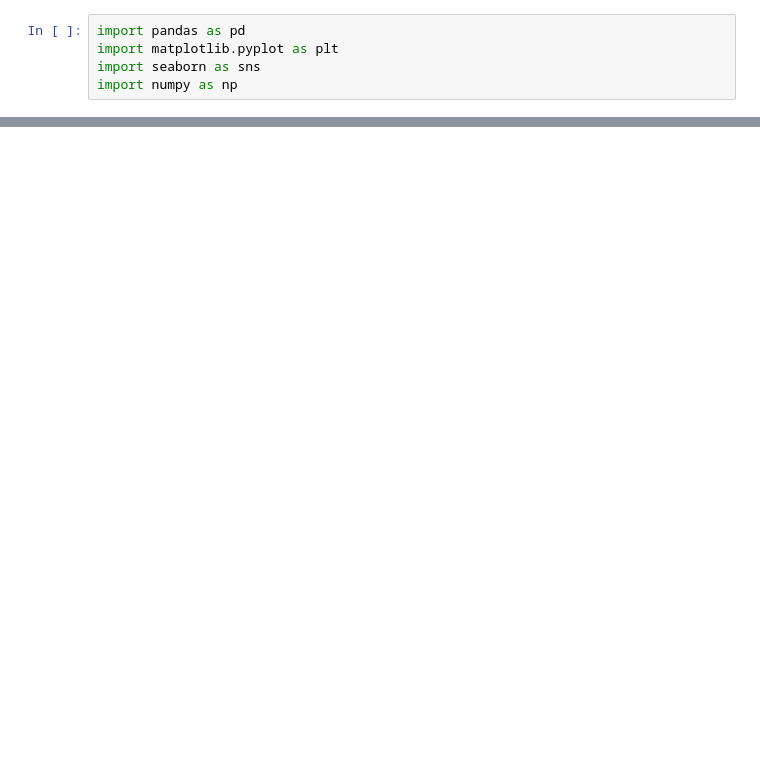
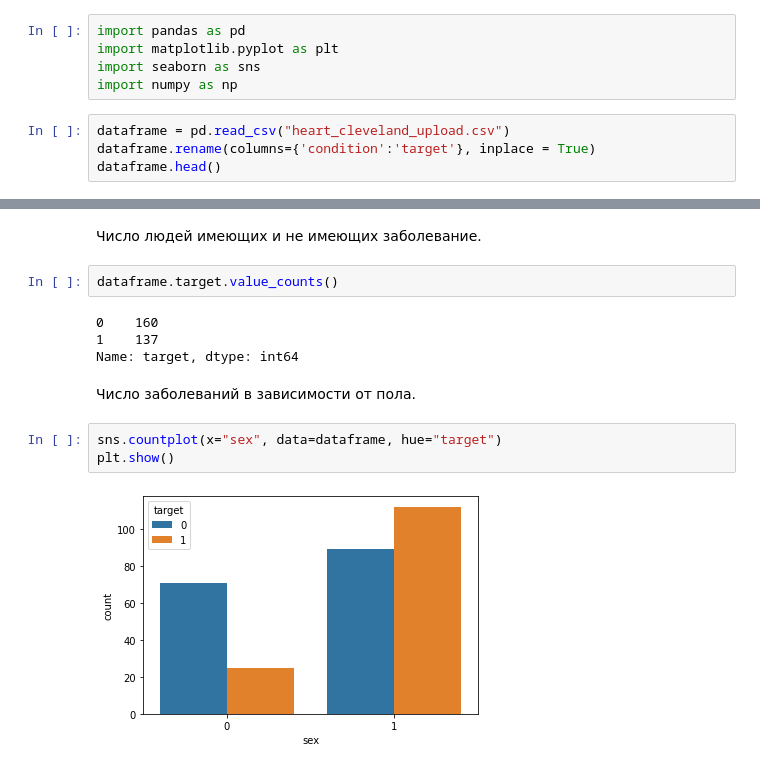
Before and after one commit to made-ml-in-prod-2022/ppv, a Jupyter notebook: notebooks/heart_cleveland_upload_EDA.ipynb, the cells around one changed output, grey strips where cells are left out. Cells and saved outputs as stored; diff of their text form; blank space fills up the shorter version.

```diff
--- a/notebooks/heart_cleveland_upload_EDA.ipynb
+++ b/notebooks/heart_cleveland_upload_EDA.ipynb
@@ -3,3 +3,7 @@ import pandas as pd
 import matplotlib.pyplot as plt
 import seaborn as sns
 import numpy as np
+# %%
+dataframe = pd.read_csv("heart_cleveland_upload.csv")
+dataframe.rename(columns={'condition':'target'}, inplace = True)
+dataframe.head()
@@ -5,0 +71,15 @@ import numpy as np
+# %% [markdown]
+Число людей имеющих и не имеющих заболевание.
+# %%
+dataframe.target.value_counts()
+# %% [output]
+0    160
+1    137
+Name: target, dtype: int64
+# %% [markdown]
+Число заболеваний в зависимости от пола.
+# %%
+sns.countplot(x="sex", data=dataframe, hue="target")
+plt.show()
+# %% [output]
+[figure, added]
```
Also changed, not shown: parts of 11 cells of this notebook.
